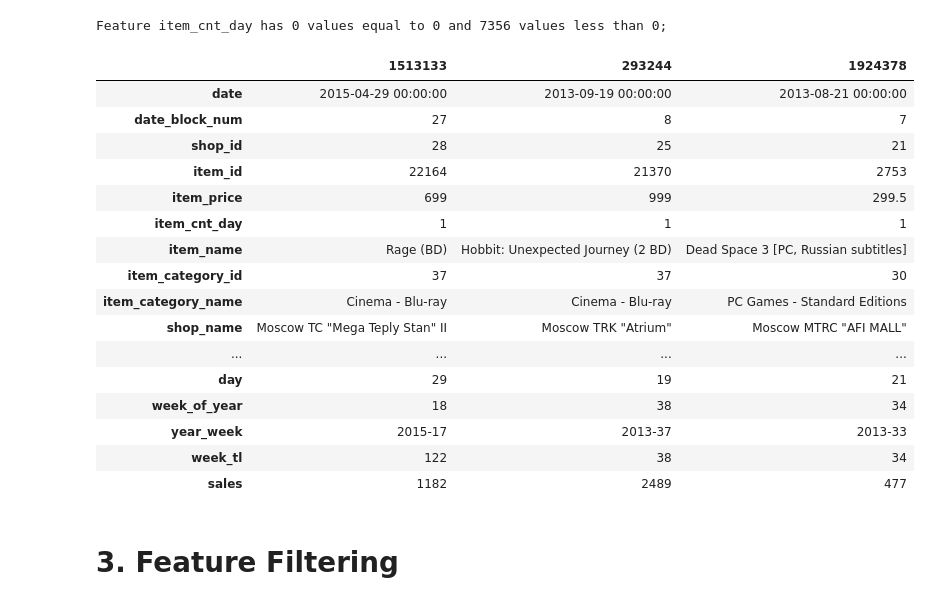
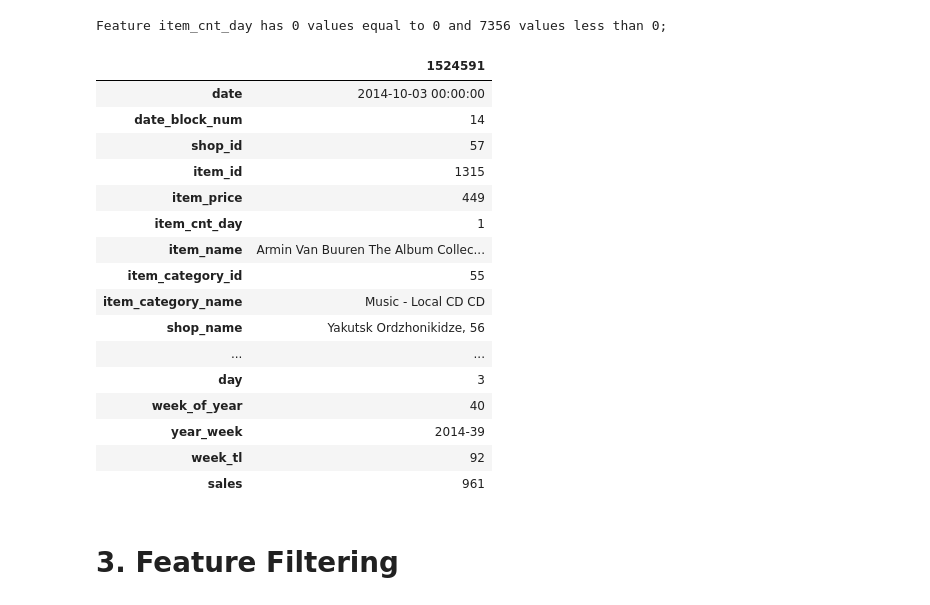
Before and after one commit to Matheus-Homem/future-sales-prediction, a Jupyter notebook: notebook/Future_Sales_Prediction.ipynb, the cells around one changed output. Cells and saved outputs as stored; diff of their text form; code cells hidden in the pictures.

```diff
--- a/notebook/Future_Sales_Prediction.ipynb
+++ b/notebook/Future_Sales_Prediction.ipynb
@@ -213,6 +213,28 @@ simple_categories = list(map(lambda x: x.split('-')[0], unique_categories))
 simple_categories = list(map(lambda x: x.split('(')[0].rstrip(), simple_categories))
 category_dict = dict(zip(unique_categories, simple_categories))
 df2['simple_categories'] = df2['item_category_name'].map(category_dict)
+
+# Extracting shop type from shop name
+types_list = list(map(lambda x: x.split()[1], unique_shops))
+type_dict = {'"Sale"':'None',
+             '(Plekhanovskaya,':'None',
+             'MTRC':'TRC',
+             'Ordzhonikidze,':'None',
+             'Posad':'Shopping Center',
+             'Store':'None',
+             'TC':'TC',
+             'TK':'TK',
+             'TPC':'TPC',
+             'TRC':'TRC',
+             'TRK':'TRK',
+             'digital':'Digital',
+             'shopping':'Shopping Center',
+             'st.':'None',
+             'store':'None',
+             'trade':'None'}
+type_list = [*map(type_dict.get,types_list)]
+shop_type_dict = dict(zip(unique_shops, type_list))
+df2['shop_type'] = df2['shop_name'].map(shop_type_dict)
 
 # Extracting city name from shop name
 unique_shops = df2['shop_name'].unique()
@@ -251,25 +273,25 @@ sales_dict = dict(zip(week_sales_df['dict'], week_sales_df['item_cnt_day']))
 df2['sales'] = df2['dict'].map(sales_dict)
 df2.drop('dict',axis=1,inplace=True)
 # %%
-df2.sample(3).T
+df2.sample().T
 # %% [output]
-|  | 1513133 | 293244 | 1924378 |
-| date | 2015-04-29 00:00:00 | 2013-09-19 00:00:00 | 2013-08-21 00:00:00 |
-| date_block_num | 27 | 8 | 7 |
-| shop_id | 28 | 25 | 21 |
-| item_id | 22164 | 21370 | 2753 |
-| item_price | 699 | 999 | 299.5 |
-| item_cnt_day | 1 | 1 | 1 |
-| item_name | Rage (BD) | Hobbit: Unexpected Journey (2 BD) | Dead Space 3 [PC, Russian subtitles] |
-| item_category_id | 37 | 37 | 30 |
-| item_category_name | Cinema - Blu-ray | Cinema - Blu-ray | PC Games - Standard Editions |
-| shop_name | Moscow TC "Mega Teply Stan" II | Moscow TRK "Atrium" | Moscow MTRC "AFI MALL" |
-| ... | ... | ... | ... |
-| day | 29 | 19 | 21 |
-| week_of_year | 18 | 38 | 34 |
-| year_week | 2015-17 | 2013-37 | 2013-33 |
-| week_tl | 122 | 38 | 34 |
-| sales | 1182 | 2489 | 477 |
+|  | 1524591 |
+| date | 2014-10-03 00:00:00 |
+| date_block_num | 14 |
+| shop_id | 57 |
+| item_id | 1315 |
+| item_price | 449 |
+| item_cnt_day | 1 |
+| item_name | Armin Van Buuren The Album Collec... |
+| item_category_id | 55 |
+| item_category_name | Music - Local CD CD |
+| shop_name | Yakutsk Ordzhonikidze, 56 |
+| ... | ... |
+| day | 3 |
+| week_of_year | 40 |
+| year_week | 2014-39 |
+| week_tl | 92 |
+| sales | 961 |
 # %% [markdown]
 # 3. Feature Filtering
 # %%
```
Also changed, not shown: parts of 3 cells of this notebook.
